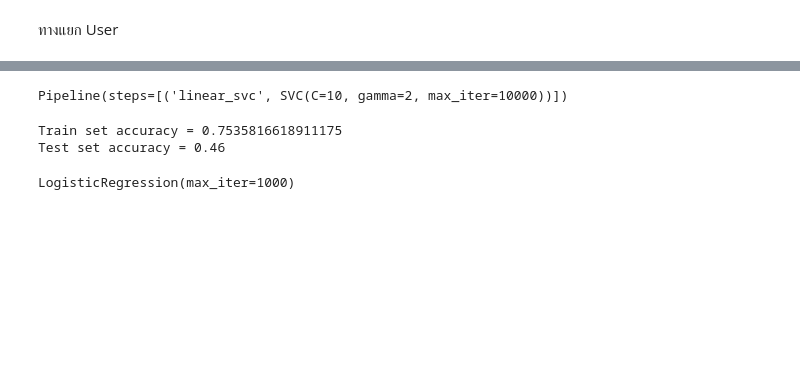
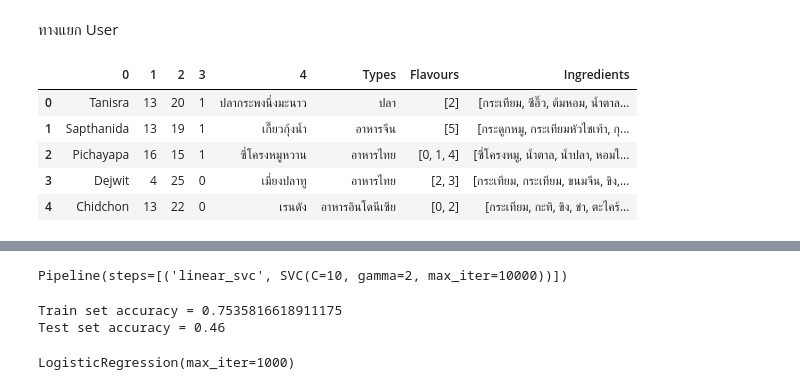
Before and after one commit to Lycoriz6112700/Spotifood_Adv_Project, a Jupyter notebook: Adv_Project.ipynb, the cells around one changed output, grey strips where cells are left out. Saved outputs shown, nothing was run; the diff lists cells and outputs as text; code cells hidden in the pictures; blank space fills up the shorter version.

```diff
--- a/Adv_Project.ipynb
+++ b/Adv_Project.ipynb
@@ -125,26 +121,34 @@ z
 # %%
 # 3 - User
 #เชื่อมตาราง Food และ User
-mydataset2 = pd.read_csv ('/Mock/Mock_User2.csv')
+mydataset2 = pd.read_csv ('/content/drive/MyDrive/ADV Project/Mock Data/Mock_User.csv')
 x2 = mydataset2.iloc[:,:].values
 user_Type = list()
 user_Flavour = list()
 user_Ingres = list()
 
 for i in range(len(mydataset2)):
   food_Name =  x2[:,4][i]
   x2[:,1]= le.fit_transform(x2[:,1])
   x2[:,3]= le.fit_transform(x2[:,3])
   posit_food_name = food_Names.index(food_Name)
   user_Type.append(x[:,1][posit_food_name])
   user_Flavour.append(x[:,2][posit_food_name])
   user_Ingres.append(x[:,3][posit_food_name])
 
 y2 = pd.DataFrame(x2)
 y2.insert(5,'Types',user_Type,True)
 y2.insert(6,'Flavours',user_Flavour,True)
 y2.insert(7,'Ingredients',user_Ingres,True)
-y2
+
+y2.head()
+# %% [output]
+|  | 0 | 1 | 2 | 3 | 4 | Types | Flavours | Ingredients |
+| 0 | Tanisra | 13 | 20 | 1 | ปลากระพงนึ่งมะนาว | ปลา | [2] | [กระเทียม, ซีอิ๊ว, ต้มหอม, น้ำตาล... |
+| 1 | Sapthanida | 13 | 19 | 1 | เกี๊ยวกุ้งน้ำ | อาหารจีน | [5] | [กระดูกหมู, กระเทียมหัวไชเท้า, กุ... |
+| 2 | Pichayapa | 16 | 15 | 1 | ซี่โครงหมูหวาน | อาหารไทย | [0, 1, 4] | [ซี่โครงหมู, น้ำตาล, น้ำปลา, หอมใ... |
+| 3 | Dejwit | 4 | 25 | 0 | เมี่ยงปลาทู | อาหารไทย | [2, 3] | [กระเทียม, กระเทียม, ขนมจีน, ขิง,... |
+| 4 | Chidchon | 13 | 22 | 0 | เรนดัง | อาหารอินโดนีเซีย | [0, 2] | [กระเทียม, กะทิ, ขิง, ข่า, ตะไคร้... |
 # %%
 # 4 - User
 z2 = pd.DataFrame()
```
Also changed, not shown: parts of 11 cells of this notebook.
